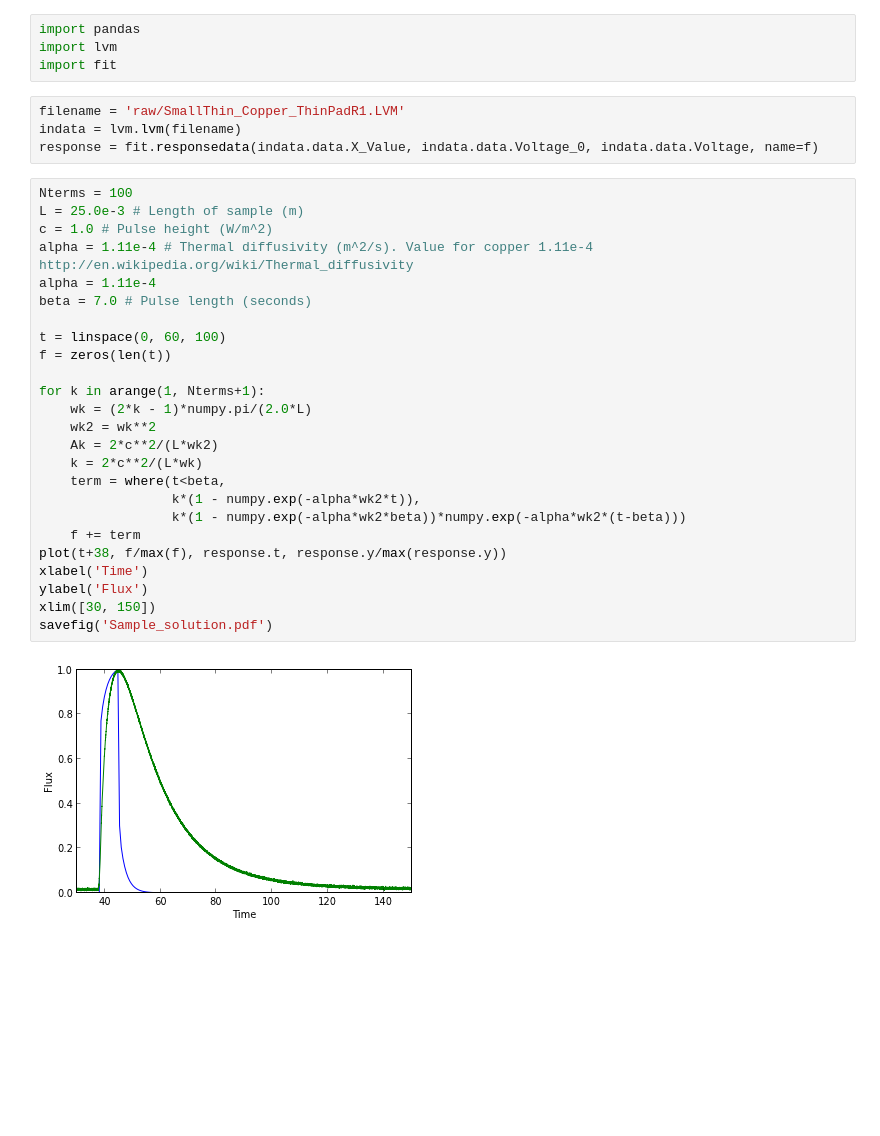
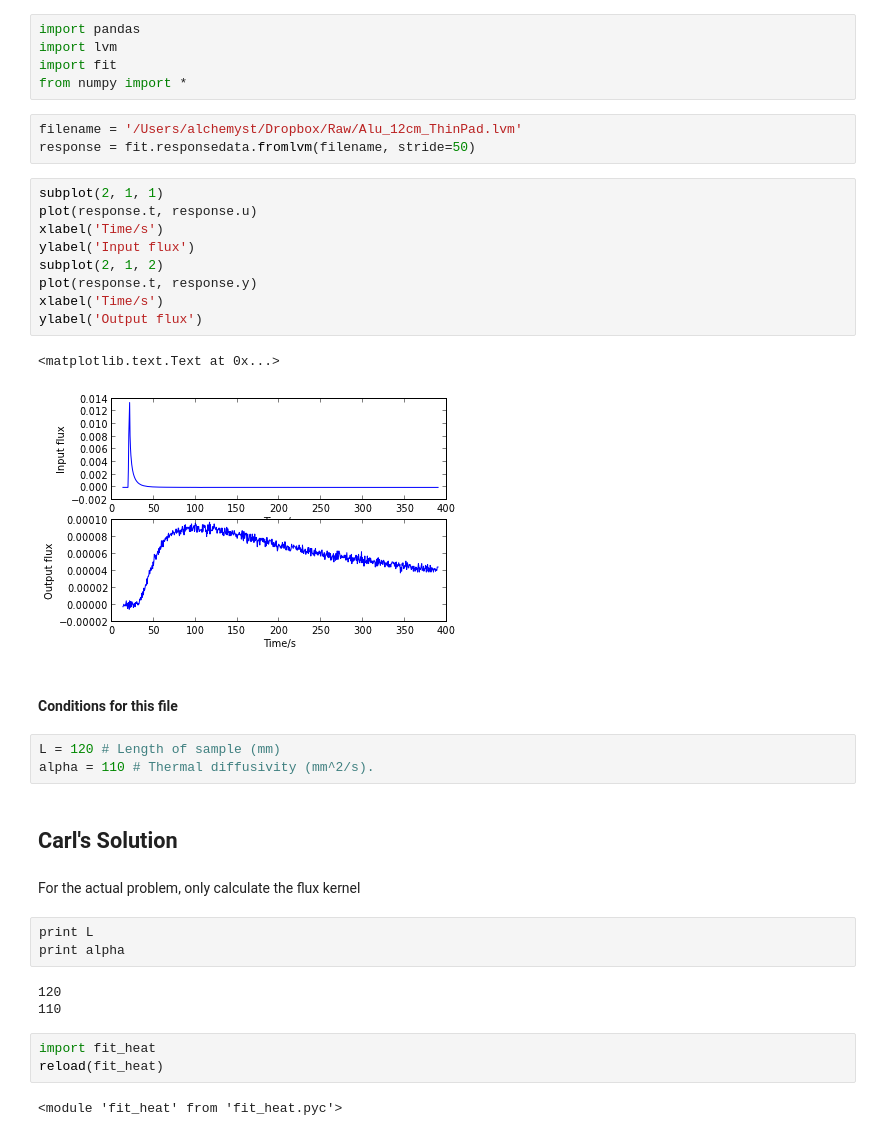
Before and after one commit to alchemyst/identification, a Jupyter notebook: Analytic solution.ipynb, the cells around one changed output. Saved outputs shown, nothing was run; the diff lists cells and outputs as text; blank space fills up the shorter version.

Commit message:
Added notebook cells for heat kernel

```diff
--- a/Analytic solution.ipynb
+++ b/Analytic solution.ipynb
@@ -2,34 +2,39 @@
 import pandas
 import lvm
 import fit
+from numpy import *
-# %%
-filename = 'raw/SmallThin_Copper_ThinPadR1.LVM'
-indata = lvm.lvm(filename)
-response = fit.responsedata(indata.data.X_Value, indata.data.Voltage_0, indata.data.Voltage, name=f)
-# %%
-Nterms = 100
-L = 25.0e-3 # Length of sample (m)
-c = 1.0 # Pulse height (W/m^2)
-alpha = 1.11e-4 # Thermal diffusivity (m^2/s). Value for copper 1.11e-4 http://en.wikipedia.org/wiki/Thermal_diffusivity
-alpha = 1.11e-4
-beta = 7.0 # Pulse length (seconds)
-
-t = linspace(0, 60, 100)
-f = zeros(len(t))
-
-for k in arange(1, Nterms+1):
-    wk = (2*k - 1)*numpy.pi/(2.0*L)
-    wk2 = wk**2
-    Ak = 2*c**2/(L*wk2)
-    k = 2*c**2/(L*wk)
-    term = where(t<beta,
-                 k*(1 - numpy.exp(-alpha*wk2*t)),
-                 k*(1 - numpy.exp(-alpha*wk2*beta))*numpy.exp(-alpha*wk2*(t-beta)))
-    f += term
-plot(t+38, f/max(f), response.t, response.y/max(response.y))
-xlabel('Time')
-ylabel('Flux')
-xlim([30, 150])
-savefig('Sample_solution.pdf')
-# %% [output]
-[figure, removed]
+# %%
+filename = '/Users/alchemyst/Dropbox/Raw/Alu_12cm_ThinPad.lvm'
+response = fit.responsedata.fromlvm(filename, stride=50)
+# %%
+subplot(2, 1, 1)
+plot(response.t, response.u)
+xlabel('Time/s')
+ylabel('Input flux')
+subplot(2, 1, 2)
+plot(response.t, response.y)
+xlabel('Time/s')
+ylabel('Output flux')
+# %% [output]
+<matplotlib.text.Text at 0x...>
+[figure, added]
+# %% [markdown]
+#### Conditions for this file
+# %%
+L = 120 # Length of sample (mm)
+alpha = 110 # Thermal diffusivity (mm^2/s).
+# %% [markdown]
+## Carl's Solution
+# %% [markdown]
+For the actual problem, only calculate the flux kernel
+# %%
+print L
+print alpha
+# %% [output]
+120
+110
+# %%
+import fit_heat
+reload(fit_heat)
+# %% [output]
+<module 'fit_heat' from 'fit_heat.pyc'>
```
Also changed, not shown: parts of 10 cells of this notebook.
